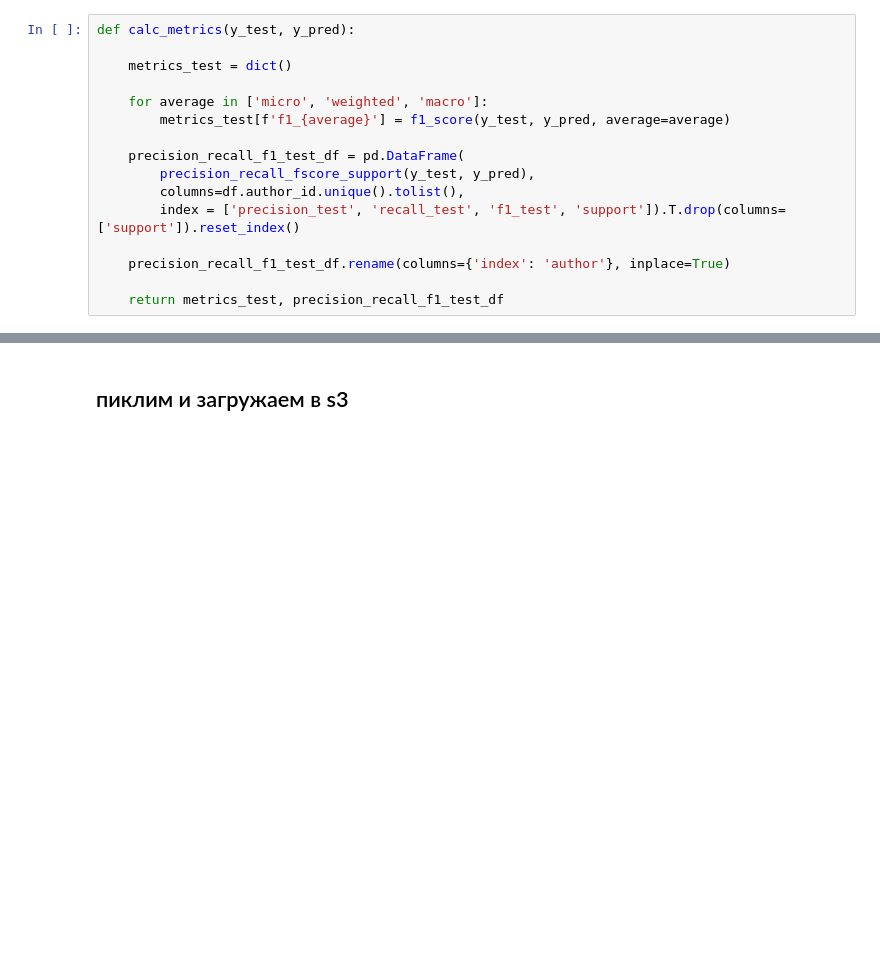
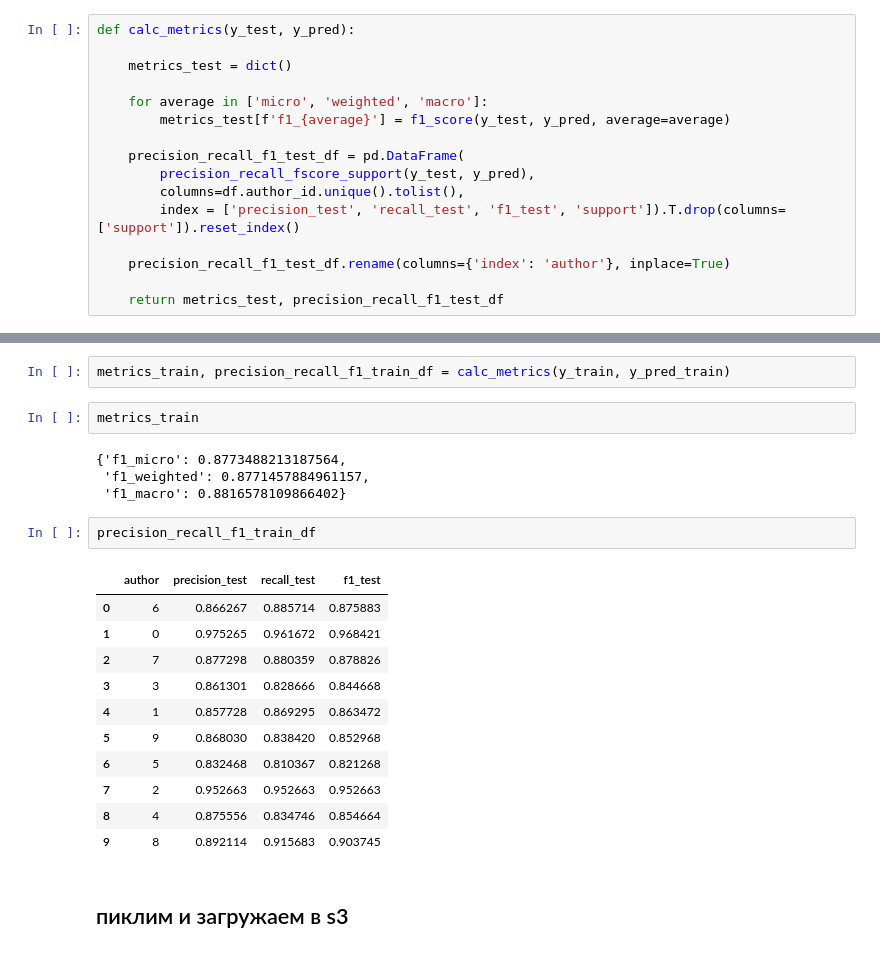
Before and after one commit to kirill-rubashevskiy/mlds23-authorship-identification, a Jupyter notebook: ML/ML_DM.ipynb, the cells around one changed output, grey strips where cells are left out. Saved outputs shown, nothing was run; the diff lists cells and outputs as text; blank space fills up the shorter version.

```diff
--- a/ML/ML_DM.ipynb
+++ b/ML/ML_DM.ipynb
@@ -456,3 +487,25 @@ precision_recall_f1_test_df
+# %%
+metrics_train, precision_recall_f1_train_df = calc_metrics(y_train, y_pred_train)
+# %%
+metrics_train
+# %% [output]
+{'f1_micro': 0.8773488213187564,
+ 'f1_weighted': 0.8771457884961157,
+ 'f1_macro': 0.8816578109866402}
+# %%
+precision_recall_f1_train_df
+# %% [output]
+|  | author | precision_test | recall_test | f1_test |
+| 0 | 6 | 0.866267 | 0.885714 | 0.875883 |
+| 1 | 0 | 0.975265 | 0.961672 | 0.968421 |
+| 2 | 7 | 0.877298 | 0.880359 | 0.878826 |
+| 3 | 3 | 0.861301 | 0.828666 | 0.844668 |
+| 4 | 1 | 0.857728 | 0.869295 | 0.863472 |
+| 5 | 9 | 0.868030 | 0.838420 | 0.852968 |
+| 6 | 5 | 0.832468 | 0.810367 | 0.821268 |
+| 7 | 2 | 0.952663 | 0.952663 | 0.952663 |
+| 8 | 4 | 0.875556 | 0.834746 | 0.854664 |
+| 9 | 8 | 0.892114 | 0.915683 | 0.903745 |
 # %% [markdown]
 ## пиклим и загружаем в s3
 # %%
```
Also changed, not shown: parts of 16 cells of this notebook, 4 other files.
